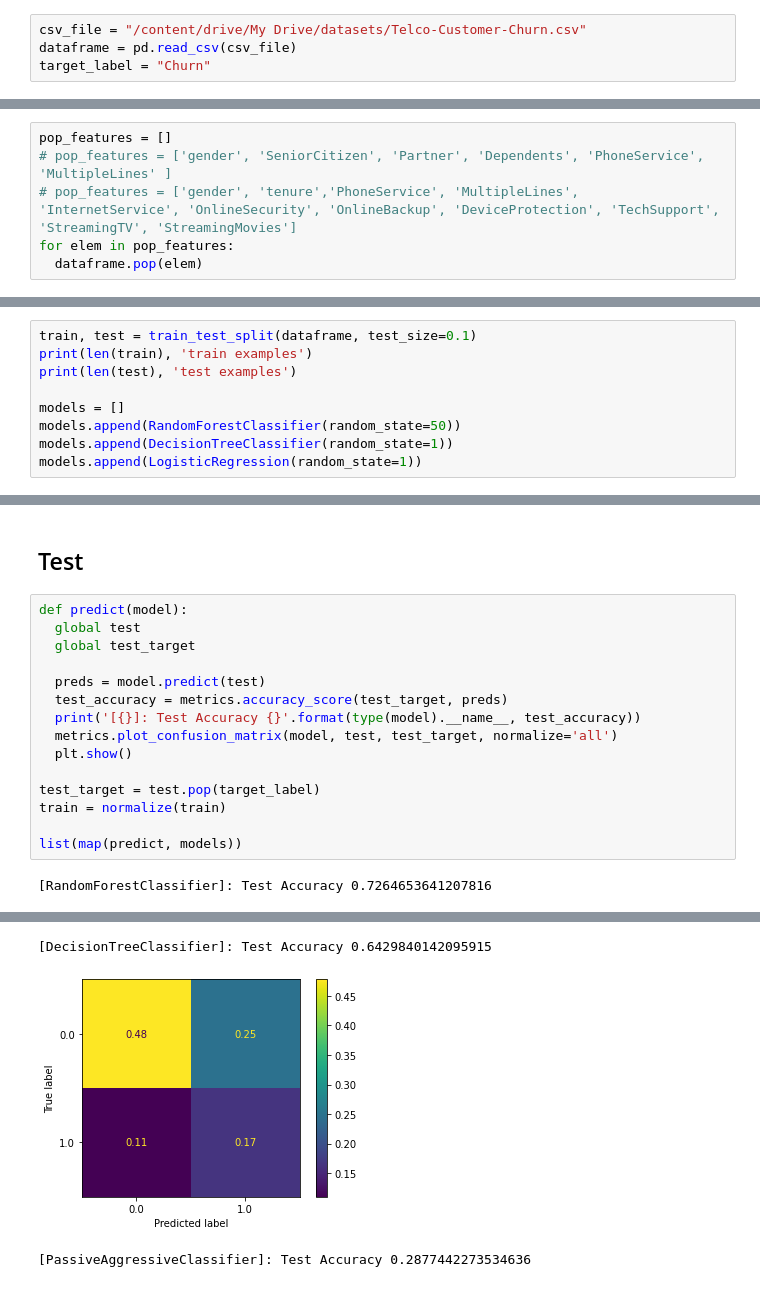
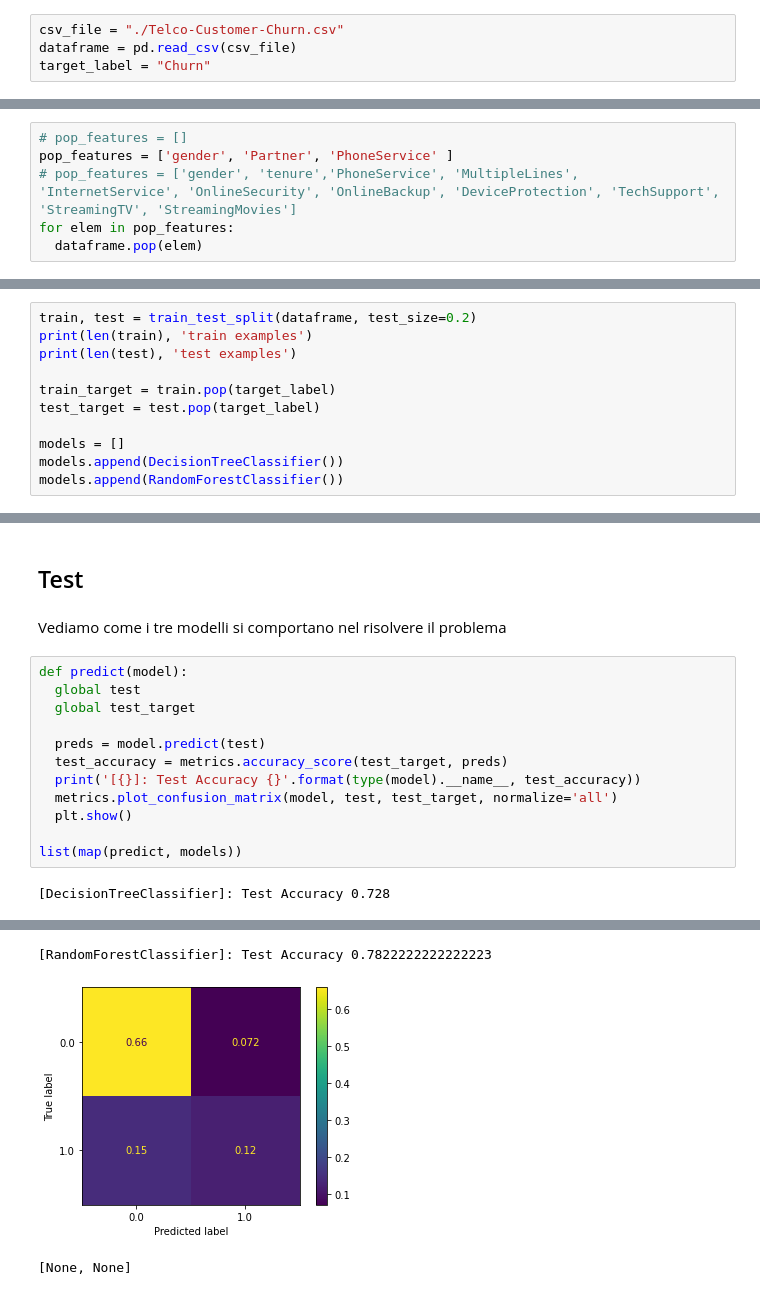
Before and after one commit to DunkleCat/ia-telco, a Jupyter notebook: telco_model.ipynb, the cells around one changed output, grey strips where cells are left out. Saved outputs shown, nothing was run; the diff lists cells and outputs as text.

```diff
--- a/telco_model.ipynb
+++ b/telco_model.ipynb
@@ -28,7 +26,7 @@ np.set_printoptions(precision=3, suppress=True)
 # %% [markdown]
 ## Download del dataframe
 # %%
-csv_file = "/content/drive/My Drive/datasets/Telco-Customer-Churn.csv"
+csv_file = "./Telco-Customer-Churn.csv"
 dataframe = pd.read_csv(csv_file)
 target_label = "Churn"
 # %% [markdown]
@@ -135,6 +133,6 @@ Sembra che il genere ed il partner non influenzino la decisione, per cui verrann
 # %%
-pop_features = []
-# pop_features = ['gender', 'SeniorCitizen', 'Partner', 'Dependents', 'PhoneService', 'MultipleLines' ]
+# pop_features = []
+pop_features = ['gender', 'Partner', 'PhoneService' ]
 # pop_features = ['gender', 'tenure','PhoneService', 'MultipleLines', 'InternetService', 'OnlineSecurity', 'OnlineBackup', 'DeviceProtection', 'TechSupport', 'StreamingTV', 'StreamingMovies']
 for elem in pop_features:
   dataframe.pop(elem)
@@ -223,10 +206,12 @@ dataframe.describe()
 # %%
-train, test = train_test_split(dataframe, test_size=0.1)
+train, test = train_test_split(dataframe, test_size=0.2)
 print(len(train), 'train examples')
 print(len(test), 'test examples')
 
+train_target = train.pop(target_label)
+test_target = test.pop(target_label)
+
 models = []
-models.append(RandomForestClassifier(random_state=50))
-models.append(DecisionTreeClassifier(random_state=1))
-models.append(LogisticRegression(random_state=1))
+models.append(DecisionTreeClassifier())
+models.append(RandomForestClassifier())
 # %% [output]
@@ -254,5 +232,7 @@ LogisticRegression
 # %% [markdown]
 ## Test
+# %% [markdown]
+Vediamo come i tre modelli si comportano nel risolvere il problema
 # %%
 def predict(model):
   global test
@@ -264,9 +244,6 @@ def predict(model):
   metrics.plot_confusion_matrix(model, test, test_target, normalize='all')
   plt.show()
 
-test_target = test.pop(target_label)
-train = normalize(train)
-
 list(map(predict, models))
 # %% [output]
-[RandomForestClassifier]: Test Accuracy 0.7264653641207816
+[DecisionTreeClassifier]: Test Accuracy 0.728
@@ -274,3 +251,3 @@ list(map(predict, models))
-[DecisionTreeClassifier]: Test Accuracy 0.6429840142095915
+[RandomForestClassifier]: Test Accuracy 0.7822222222222223
-[figure, old version]
+[figure, new version]
-[PassiveAggressiveClassifier]: Test Accuracy 0.2877442273534636
+[None, None]
```
Also changed, not shown: parts of 11 cells of this notebook.
